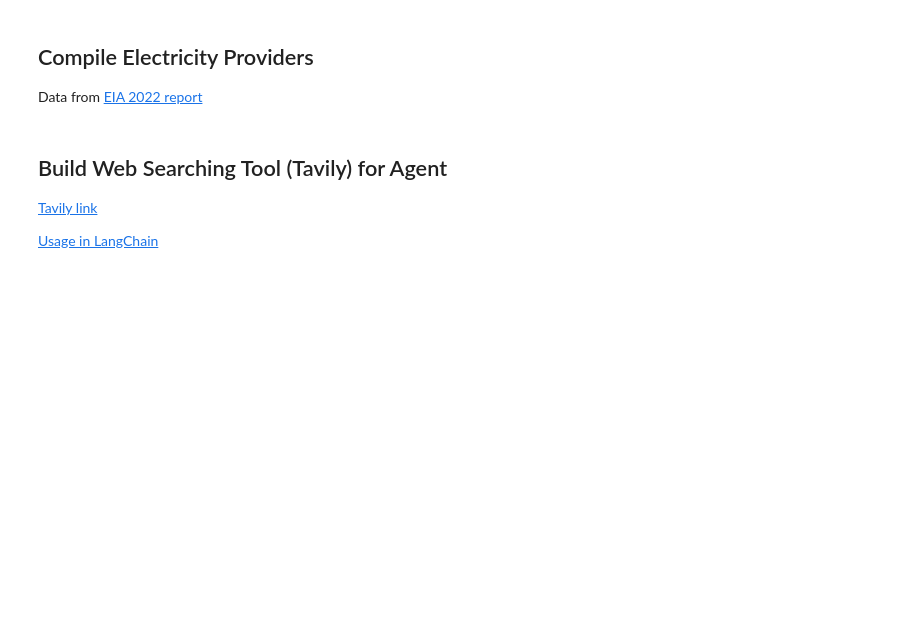
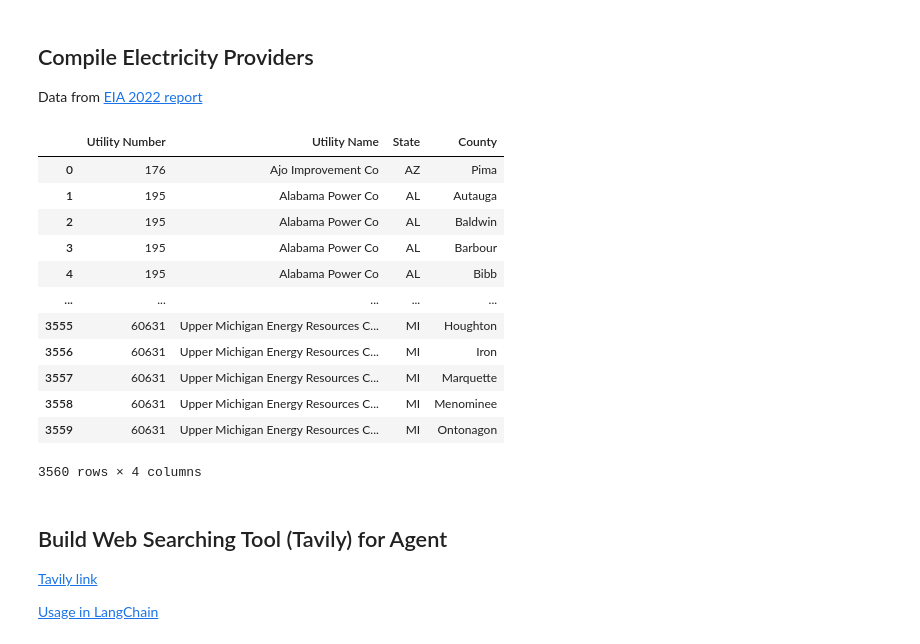
Before and after one commit to bradmarx112/CRMM_Scraping, a Jupyter notebook: ACRRU_testing.ipynb, the cells around one changed output. Saved outputs shown, nothing was run; the diff lists cells and outputs as text; code cells hidden in the pictures; blank space fills up the shorter version.

```diff
--- a/ACRRU_testing.ipynb
+++ b/ACRRU_testing.ipynb
@@ -87,6 +113,22 @@ investor_utils = investor_utils.drop(
 # %%
 # Join investor owned utils with their reported coverage
 investor_util_coverage = investor_utils.merge(service_territory_df, on='Utility Number', how='inner')
+# %%
+investor_util_coverage
+# %% [output]
+|  | Utility Number | Utility Name | State | County |
+| 0 | 176 | Ajo Improvement Co | AZ | Pima |
+| 1 | 195 | Alabama Power Co | AL | Autauga |
+| 2 | 195 | Alabama Power Co | AL | Baldwin |
+| 3 | 195 | Alabama Power Co | AL | Barbour |
+| 4 | 195 | Alabama Power Co | AL | Bibb |
+| ... | ... | ... | ... | ... |
+| 3555 | 60631 | Upper Michigan Energy Resources C... | MI | Houghton |
+| 3556 | 60631 | Upper Michigan Energy Resources C... | MI | Iron |
+| 3557 | 60631 | Upper Michigan Energy Resources C... | MI | Marquette |
+| 3558 | 60631 | Upper Michigan Energy Resources C... | MI | Menominee |
+| 3559 | 60631 | Upper Michigan Energy Resources C... | MI | Ontonagon |
+3560 rows × 4 columns
 # %% [markdown]
 ## Build Web Searching Tool (Tavily) for Agent
 
```
Also changed, not shown: parts of 21 cells of this notebook, 1 other file.
